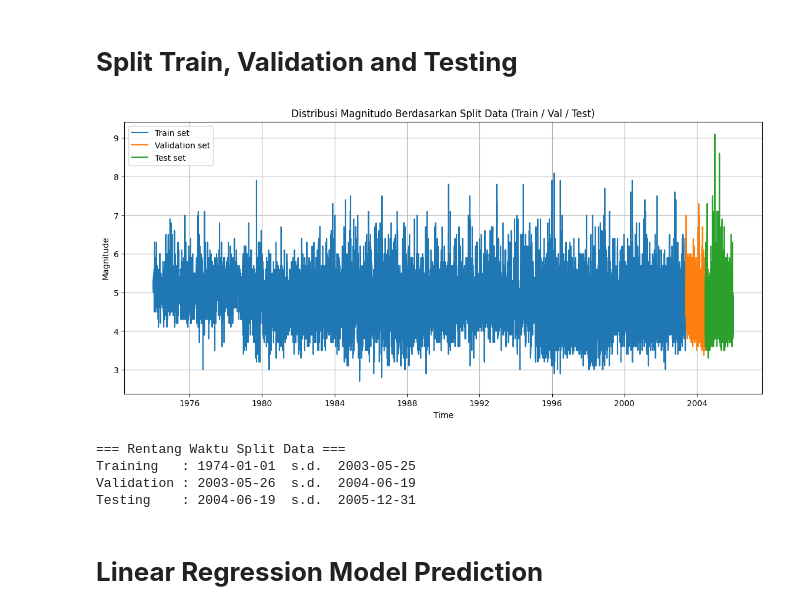
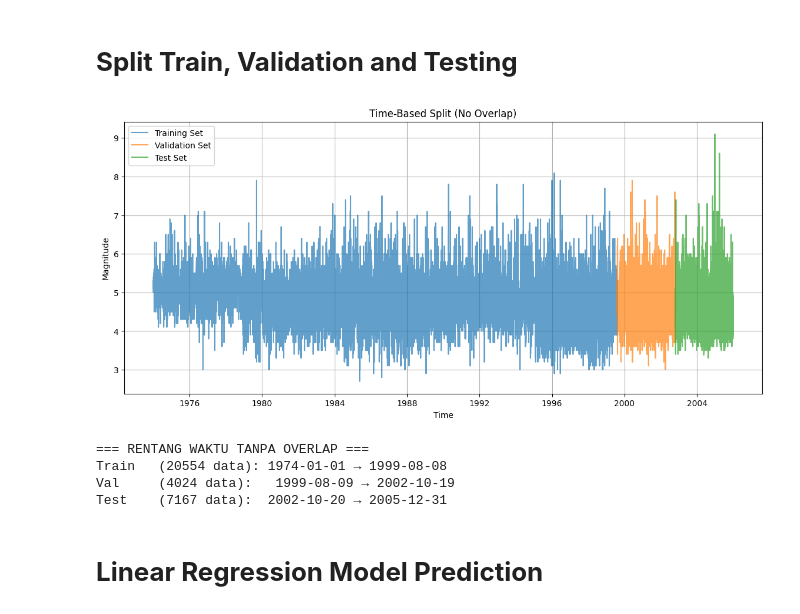
Before and after one commit to arifadli/Machine-Learning-Course, a Jupyter notebook: Magnitude Forcasting From EQ Catalog - Linear Regression.ipynb, the cells around one changed output. Drawn from its saved outputs; the diff is of its cells as text; code cells hidden in the pictures.

```diff
--- a/Magnitude Forcasting From EQ Catalog - Linear Regression.ipynb
+++ b/Magnitude Forcasting From EQ Catalog - Linear Regression.ipynb
@@ -293,57 +293,55 @@ display(target_table.style.set_properties(**{'font-weight': 'bold'}))
 # %%
 import pandas as pd
 import matplotlib.pyplot as plt
 
 # =============================
-# 1. Pastikan datetime sudah benar
+# 1. Pastikan datetime format benar
 # =============================
 df['datetime_combined'] = pd.to_datetime(df['datetime_combined'])
-
-# =============================
-# 2. Sort dataframe by time
-# =============================
 df = df.sort_values(by='datetime_combined').reset_index(drop=True)
 
 # =============================
-# 3. Tentukan rasio split
+# 2. Split berdasarkan WAKTU (No Data Leakage)
 # =============================
-n = len(df)
-n_train = int(n * 0.80)
-n_val   = int(n * 0.05)
-n_test  = n - n_train - n_val
+min_t = df['datetime_combined'].min()
+max_t = df['datetime_combined'].max()
+total_range = max_t - min_t
 
-train = df.iloc[:n_train]
-val   = df.iloc[n_train:n_train+n_val]
-test  = df.iloc[n_train+n_val:n_train+n_val+n_test]
+train_cut = min_t + total_range * 0.80
+val_cut   = min_t + total_range * 0.90
+
+train = df[df['datetime_combined'] <= train_cut]
+val   = df[(df['datetime_combined'] > train_cut) & (df['datetime_combined'] <= val_cut)]
+test  = df[df['datetime_combined'] > val_cut]
 
 # =============================
-# 4. Plot
+# 3. Plot data
 # =============================
 plt.figure(figsize=(14,6))
-plt.plot(train['datetime_combined'], train['mag'], label='Train set')
-plt.plot(val['datetime_combined'], val['mag'], label='Validation set')
-plt.plot(test['datetime_combined'], test['mag'], label='Test set')
+plt.plot(train['datetime_combined'], train['mag'], label='Training Set', alpha=0.7)
+plt.plot(val['datetime_combined'], val['mag'], label='Validation Set', alpha=0.7)
+plt.plot(test['datetime_combined'], test['mag'], label='Test Set', alpha=0.7)
 
 plt.legend()
 plt.xlabel("Time")
 plt.ylabel("Magnitude")
-plt.title("Distribusi Magnitudo Berdasarkan Split Data (Train / Val / Test)")
+plt.title("Time-Based Split (No Overlap)")
 plt.grid(True)
 plt.show()
 
 # =============================
-# 5. Print rentang waktu
+# 4. Print Rentang Waktu
 # =============================
-print("=== Rentang Waktu Split Data ===")
-print(f"Training   : {train['datetime_combined'].min().date()}  s.d.  {train['datetime_combined'].max().date()}")
-print(f"Validation : {val['datetime_combined'].min().date()}  s.d.  {val['datetime_combined'].max().date()}")
-print(f"Testing    : {test['datetime_combined'].min().date()}  s.d.  {test['datetime_combined'].max().date()}")
+print("=== RENTANG WAKTU TANPA OVERLAP ===")
+print(f"Train   ({len(train)} data): {train['datetime_combined'].min().date()} → {train['datetime_combined'].max().date()}")
+print(f"Val     ({len(val)} data):   {val['datetime_combined'].min().date()} → {val['datetime_combined'].max().date()}")
+print(f"Test    ({len(test)} data):  {test['datetime_combined'].min().date()} → {test['datetime_combined'].max().date()}")
 # %% [output]
-[figure, old version]
+[figure, new version]
-=== Rentang Waktu Split Data ===
-Training   : 1974-01-01  s.d.  2003-05-25
-Validation : 2003-05-26  s.d.  2004-06-19
-Testing    : 2004-06-19  s.d.  2005-12-31
+=== RENTANG WAKTU TANPA OVERLAP ===
+Train   (20554 data): 1974-01-01 → 1999-08-08
+Val     (4024 data):   1999-08-09 → 2002-10-19
+Test    (7167 data):  2002-10-20 → 2005-12-31
 # %% [markdown]
 # **Linear Regression Model Prediction**
 # %%
```
Also changed, not shown: parts of 1 cell of this notebook, 4 other files.
